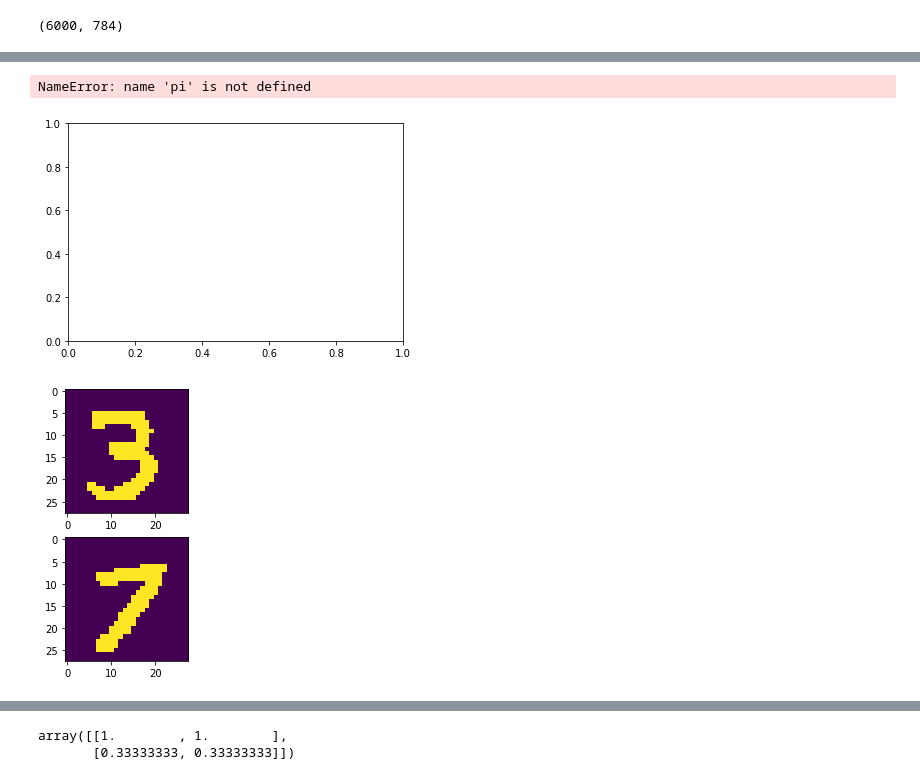
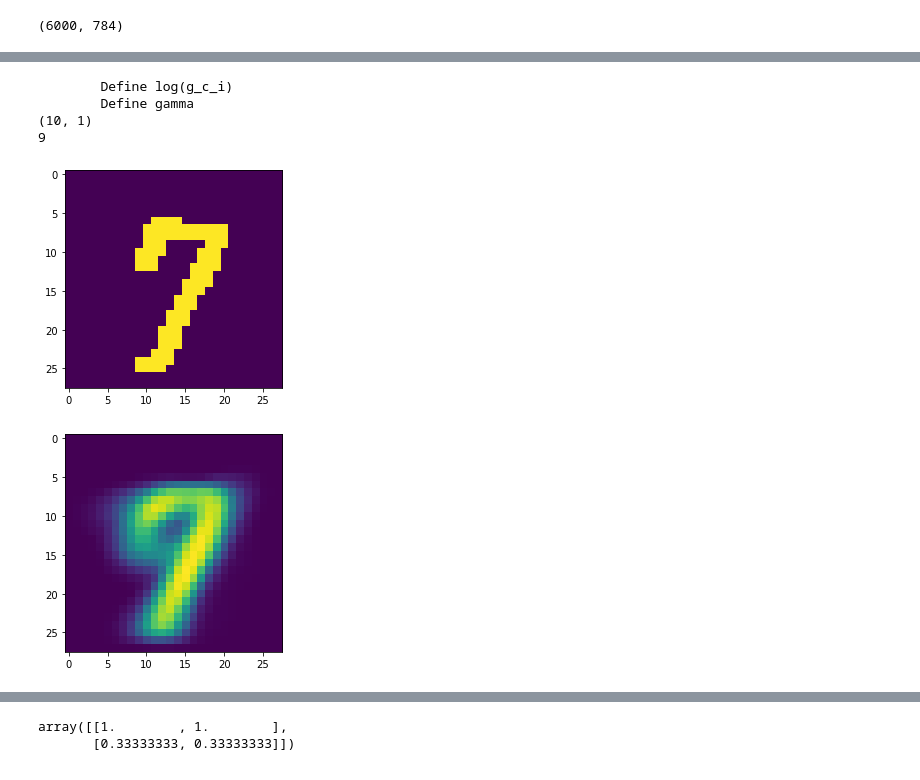
Before and after one commit to JacKira/BayesMethods, a Jupyter notebook: Lab/lab_descr.ipynb, the cells around one changed output, grey strips where cells are left out. Cells and saved outputs as stored; diff of their text form; code cells hidden in the pictures.

```diff
--- a/Lab/lab_descr.ipynb
+++ b/Lab/lab_descr.ipynb
@@ -181,8 +180,6 @@ def M_step(X, gamma):
     N = X.shape[1] # dimension of each object
     eps = 1e-24
     #TO DO
-    pi = np.zeros(C)
-    mu = np.zeros((C, N))
     # for c in range(C):
     #     pi[c] = gamma[c].sum() / (gamma.sum() + eps)
     #     for j in range(N):
@@ -196,7 +193,7 @@ def M_step(X, gamma):
     #     pi[c] = g_c_summ / D#g_summ
     #     for j in range(N):
     #         mu[c][j] = (np.matmul(gamma[c],  X.T[j])) / (g_c_summ + eps)
-    print(gamma.shape)
+
     sum_c = np.sum(gamma, axis = 1)
     pi = sum_c / D
     mu = (gamma @ X) / (sum_c + eps).reshape(C, 1)
@@ -245,7 +242,7 @@ def compute_vlb(X, pi, mu, gamma):
     #             sum_ += X[i][j] * np.log(mu[c][j] + eps) + (1 - X[i][j]) * np.log(1 - mu[c][j] + eps)
 
     #         loss += sum_+ np.log(pi[c] + eps)
-    loss = 0
+
 
     # for c in range(C):
     #     for i in range(D):
@@ -346,7 +343,8 @@ def train_EM(X, C=10, rtol=1e-3, max_iter=10, restarts=10):
                 break
             print(f'Step: {i}')
         if best_loss!=None:
-            if (loss>best_loss) and (not np.isnan(loss)) and (not any(np.isnan(mu))) and (not any(np.isnan(pi))):
+
+            if (loss_prev>best_loss):
                 best_loss = loss
                 best_mu = mu
                 best_pi = pi
@@ -401,7 +399,7 @@ X_train_var.reshape(-1, 28*28).shape
 (6000, 784)
 # %%
 %%time
-losses, pi, mu = train_EM(X_train_var.reshape(-1, 28*28), restarts = 10, max_iter= 10, C = 10, rtol = 1e-6)#, restarts= 100, max_iter = 100, rtol = 1e-6)
+losses, pi, mu = train_EM(X_train_var.reshape(-1, 28*28))#, restarts = 10, max_iter= 10, C = 10, rtol = 1e-6)#, restarts= 100, max_iter = 100, rtol = 1e-6)
 # %% [output]
 6000
  784
@@ -455,25 +433,27 @@ for i, v in enumerate(mu):
 # %%
 fig, ax = plt.subplots()
-X_test = X_train_var[:2]
-#plt.imshow(X_test)
-fig, ax = plt.subplots(len(X_test), 1, figsize = (len(X_test) * 5, 5))
-for i, v in enumerate(X_test):
-    ax[i].imshow(v.reshape(28, 28))
+X_test = X_train_var[85]
+plt.imshow(X_test)
 
-gamma = E_step(X_test.reshape(-1,28*28), pi, mu)
 
-#new_pi, new_mu = M_step(np.array([X_test.reshape(28*28)]), gamma)
+gamma = E_step(np.array([X_test.reshape(28*28)]), pi, mu)
+
+new_pi, new_mu = M_step(np.array([X_test.reshape(28*28)]), gamma)
+
 fig, ax = plt.subplots()
-pred = mu[np.argmax(np.sum(gamma, axis = 0))].reshape(28, 28)
+#pred = mu[np.argmax(np.sum(gamma, axis = 1))].reshape(28, 28)
+pred = mu[np.argmax(new_pi)].reshape(28, 28)
 # pred[pred >= thr] = 1
 # pred[pred < thr] = 0
 plt.imshow(pred)
-print(np.argmax(np.sum(gamma, axis = 0)), '\n', gamma)
-print(pi)
+print(np.argmax(new_pi))
 # %% [output]
-NameError: name 'pi' is not defined
+        Define log(g_c_i)
+        Define gamma
+(10, 1)
+9
-[figure, old version]
+[figure, new version]
-[figure, old version]
+[figure, new version]
 # %%
 fig, ax = plt.subplots(len(losses['train']), 1, figsize = (10,15  * len(losses['train'])))
 for i, line in enumerate(losses['train']):
```
Also changed, not shown: parts of 6 cells of this notebook.
